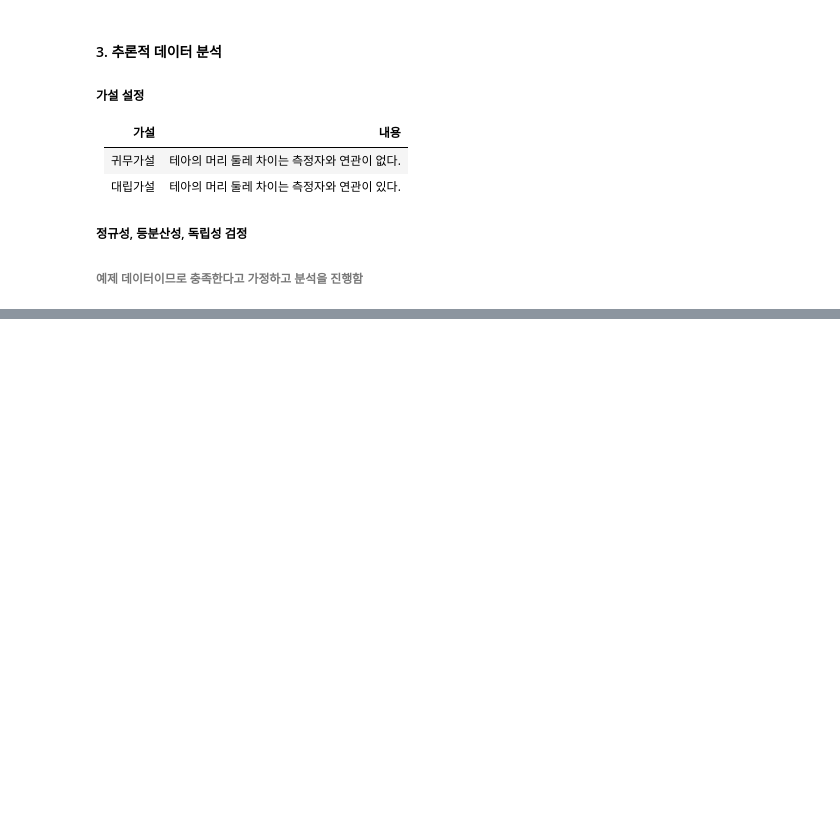
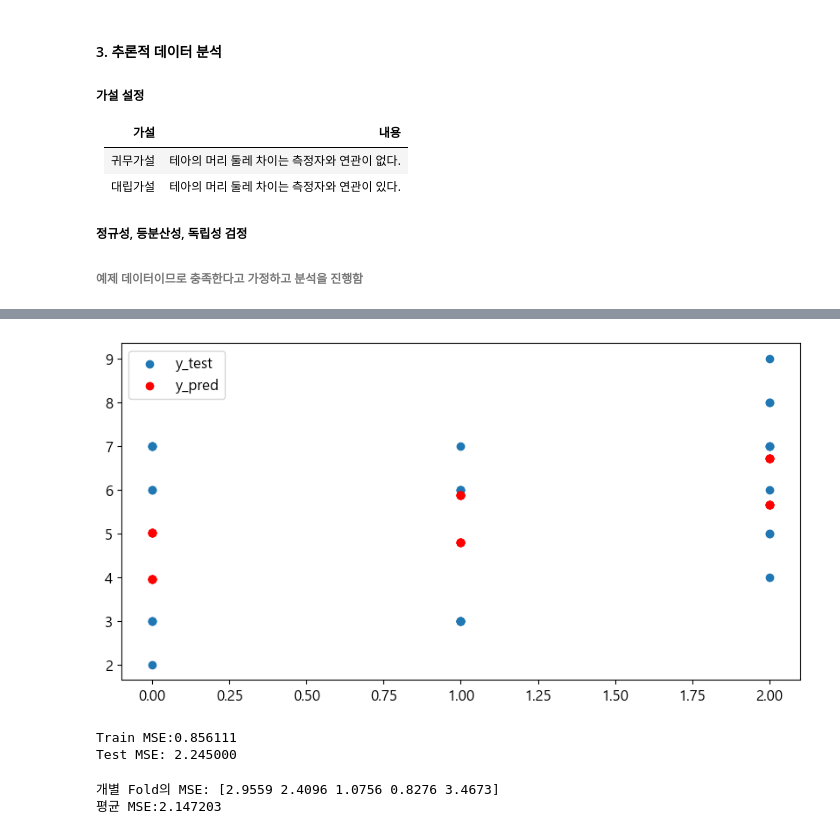
Before and after one commit to jihun5/it_jupyter, a Jupyter notebook: 04-추론적_데이터_분석/04-2 가설검정/08-Two-wat-ANOBA.ipynb, the cells around one changed output, grey strips where cells are left out. Cells and saved outputs as stored; diff of their text form; code cells hidden in the pictures; blank space fills up the shorter version.

```diff
--- a/04-추론적_데이터_분석/04-2 가설검정/08-Two-wat-ANOBA.ipynb
+++ b/04-추론적_데이터_분석/04-2 가설검정/08-Two-wat-ANOBA.ipynb
@@ -74,0 +221,3 @@ AttributeError: 'Series' object has no attribute 'names'
+# %%
+df3 = read_excel('test.xlsx')
+df3
@@ -74,0 +242,5 @@ AttributeError: 'Series' object has no attribute 'names'
+# %%
+# 데이터 전처리
+df3['sun'] = df3['sun'].map({'low': 0, 'med': 1, 'high': 2})
+df3['water'] = df3['water'].map({'daily': 0, 'weekly': 1})
+df3
@@ -74,0 +316,33 @@ AttributeError: 'Series' object has no attribute 'names'
+# %%
+y_test_pred = lr.predict(x_test)
+
+# 예측값 실제값의 분포
+plt.figure(figsize=(10,5)) # 그림또는 도표로 나타내기
+plt.scatter(x_test['sun'], y_test, label='y_test')
+plt.scatter(x_test['sun'], y_test_pred, c='r', label='y_pred')
+plt.legend(loc='best')
+plt.show()
+# %% [output]
+[figure, added]
+# %%
+from sklearn.metrics import mean_squared_error
+y_train_pred = lr.predict(x_train)
+
+train_mse = mean_squared_error(y_train, y_train_pred)
+print("Train MSE:%3f" % train_mse)
+
+test_mse = mean_squared_error(y_test, y_test_pred)
+print("Test MSE: %3f" % test_mse)
+# %% [output]
+Train MSE:0.856111
+Test MSE: 2.245000
+# %%
+# cross_val-score 함수
+from sklearn.model_selection import cross_val_score
+lr = LinearRegression()
+mse_score = -1*cross_val_score(lr, x_train, y_train, cv=5, scoring='neg_mean_squared_error')
+print("개별 Fold의 MSE:", np.round(mse_score, 4))
+print("평균 MSE:%4f" % np.mean(mse_score))
+# %% [output]
+개별 Fold의 MSE: [2.9559 2.4096 1.0756 0.8276 3.4673]
+평균 MSE:2.147203
```
Also changed, not shown: parts of 21 cells of this notebook, 16 other files.
